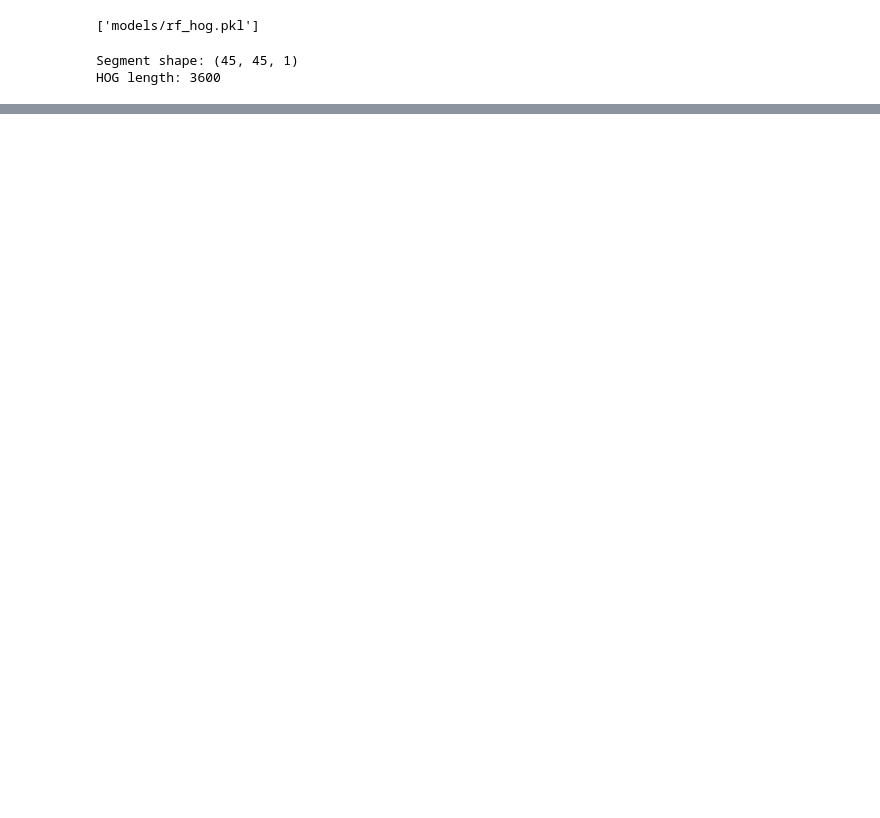
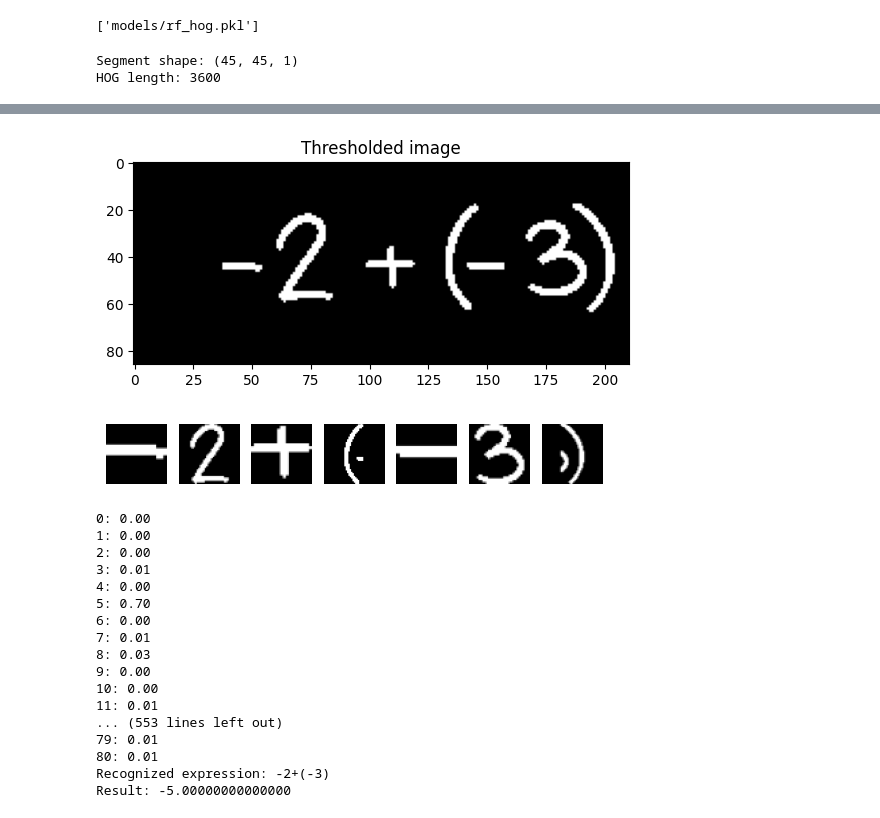
Before and after one commit to Shrooming/Shrooming, a Jupyter notebook: ml_flow.ipynb, the cells around one changed output, grey strips where cells are left out. Cells and saved outputs as stored; diff of their text form; code cells hidden in the pictures; blank space fills up the shorter version.

```diff
--- a/ml_flow.ipynb
+++ b/ml_flow.ipynb
@@ -230,0 +251,29 @@ Result: 1.00000000000000
+# %%
+# Example: feed an image
+expr_img = "test_images/math.png"
+
+expr_str = classify_expression(expr_img)
+print("Recognized expression:", expr_str)
+
+result = solve_expression(expr_str)
+print("Result:", result)
+# %% [output]
+[figure, added]
+[figure, added]
+0: 0.00
+1: 0.00
+2: 0.00
+3: 0.01
+4: 0.00
+5: 0.70
+6: 0.00
+7: 0.01
+8: 0.03
+9: 0.00
+10: 0.00
+11: 0.01
+... (553 lines left out)
+79: 0.01
+80: 0.01
+Recognized expression: -2+(-3)
+Result: -5.00000000000000
```
Also changed, not shown: parts of 7 cells of this notebook, 4 other files.
